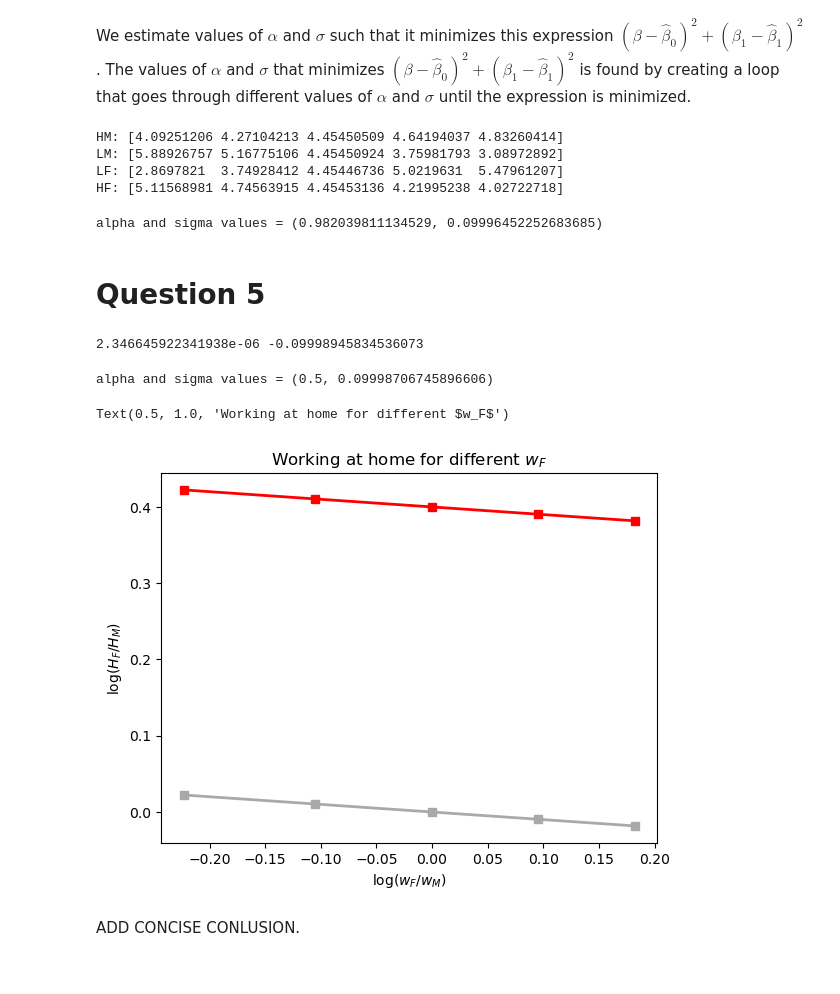
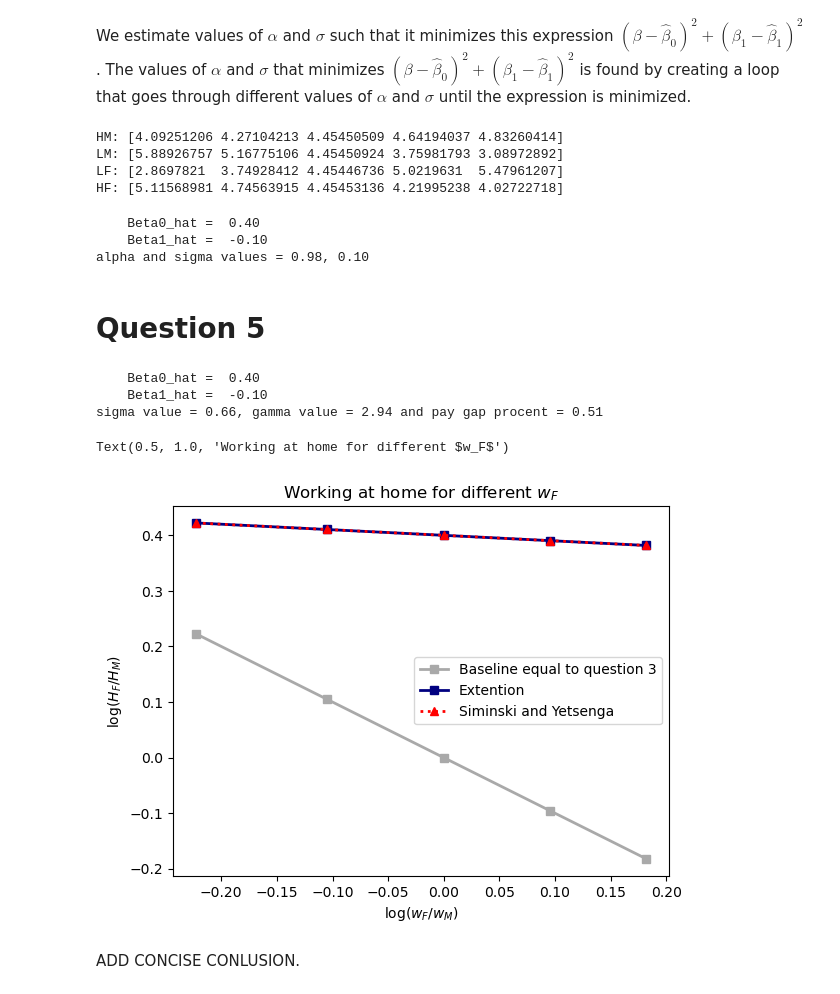
Before and after one commit to NumEconCopenhagen/projects-2023-3500, a Jupyter notebook: inauguralproject/inauguralproject.ipynb, the cells around one changed output. Saved outputs shown, nothing was run; the diff lists cells and outputs as text; code cells hidden in the pictures.

```diff
--- a/inauguralproject/inauguralproject.ipynb
+++ b/inauguralproject/inauguralproject.ipynb
@@ -157,45 +157,40 @@ print("HF:", sol.HF_vec)
 
 
 # Run"Drive" and print alpha and sigma
-model.estimate(use='normal')
-print(f"alpha and sigma values = {model.sol.alpha, model.sol.sigma}")
+model.estimate()
+print(f"alpha and sigma values = {model.sol.alpha:.2f}, {model.sol.sigma:.2f}")
 # %% [output]
 HM: [4.09251206 4.27104213 4.45450509 4.64194037 4.83260414]
 LM: [5.88926757 5.16775106 4.45450924 3.75981793 3.08972892]
 LF: [2.8697821  3.74928412 4.45446736 5.0219631  5.47961207]
 HF: [5.11568981 4.74563915 4.45453136 4.21995238 4.02722718]
-alpha and sigma values = (0.982039811134529, 0.09996452252683685)
+    Beta0_hat =  0.40
+    Beta1_hat =  -0.10
+alpha and sigma values = 0.98, 0.10
 # %% [markdown]
 # Question 5
-# %%
-# We get the estimates for the baseline model
-wF_vec = np.linspace(0.8, 1.2, 5)
-x = np.log(wF_vec)
-y = np.log(sol.HF_vec/sol.HM_vec)
-A = np.vstack([np.ones(x.size),x]).T
-beta0_base,beta1_base = np.linalg.lstsq(A,y,rcond=None)[0]
-
-print(beta0_base,beta1_base)
-# %% [output]
-2.346645922341938e-06 -0.09998945834536073
 # %%
 model = HouseholdSpecializationModelClass()
-sol = model.solve_wF_vec(discrete=False)
+#sol = model.solve_wF_vec(discrete=False)
 
 # Run"Drive" and print alpha and sigma
-model.estimate(use='extended')
-print(f"alpha and sigma values = {model.par.alpha, model.sol.sigma}")
+model.estimate5()
+print(f"sigma value = {model.par.sigma:.2f}, gamma value = {model.sol.gammaM:.2f} and pay gap procent = {model.sol.gap:.2f}")
 
-ybase = [beta0_base+beta1_base * log_wfi for log_wfi in log_wf]
 ysimyet = [0.4 - 0.1 * log_wfi for log_wfi in log_wf]
-plt.plot(log_wf, ybase, color='darkgrey', lw=2, marker="s")
-plt.plot(log_wf, ysimyet, color='red', lw=2, marker="s")
+model5 = [model.sol.beta0 + model.sol.beta1 * log_wfi for log_wfi in log_wf]
+plt.plot(log_wf, log_HFHM, color='darkgrey', lw=2, marker="s", label="Baseline equal to question 3")
+plt.plot(log_wf, model5, color='navy', lw=2, marker="s", label="Extention")
+plt.plot(log_wf, ysimyet, color='red', lw=2, marker="^", label="Siminski and Yetsenga", linestyle=":")
 plt.xlabel("log($w_F/w_M$)")
 plt.ylabel("log($H_F/H_M$)")
+plt.legend(loc="center right")
 plt.title("Working at home for different $w_F$")
 # %% [output]
-alpha and sigma values = (0.5, 0.09998706745896606)
+    Beta0_hat =  0.40
+    Beta1_hat =  -0.10
+sigma value = 0.66, gamma value = 2.94 and pay gap procent = 0.51
 Text(0.5, 1.0, 'Working at home for different $w_F$')
-[figure, old version]
+[figure, new version]
 # %% [markdown]
 ADD CONCISE CONLUSION.
```
Also changed, not shown: parts of 2 cells of this notebook, 1 other file.
